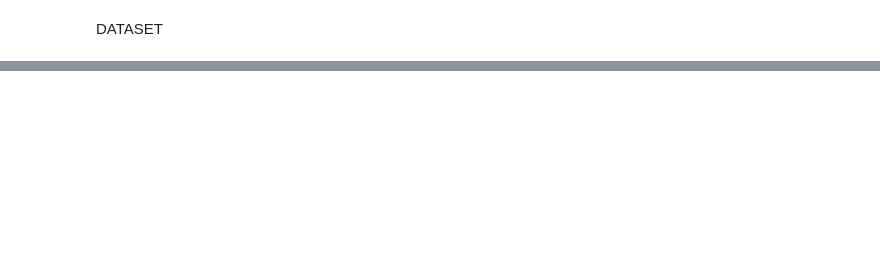
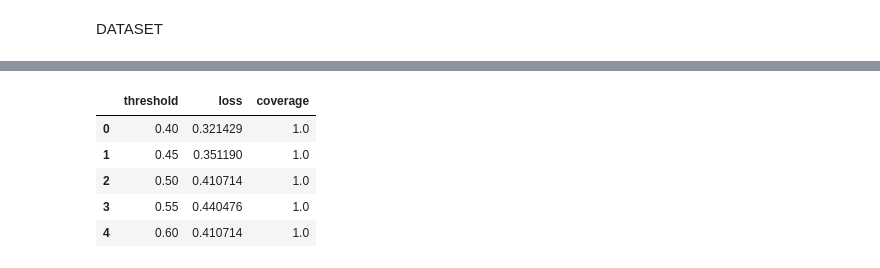
Before and after one commit to rahmahsf/projekta, a Jupyter notebook: perhitungan_indikator_bor,los,gdr (1).ipynb, the cells around one changed output, grey strips where cells are left out. Saved outputs shown, nothing was run; the diff lists cells and outputs as text; code cells hidden in the pictures; blank space fills up the shorter version.

```diff
--- a/perhitungan_indikator_bor,los,gdr (1).ipynb
+++ b/perhitungan_indikator_bor,los,gdr (1).ipynb
@@ -494,0 +558,3 @@ df_kasus.to_sql(
+# %%
+scaler = MinMaxScaler()
+X = scaler.fit_transform(X)
@@ -494,0 +590,38 @@ df_kasus.to_sql(
+# %%
+thresholds = np.arange(0.4, 0.61, 0.05)
+
+results = []
+
+for t in thresholds:
+
+    all_preds = []
+    all_true = []
+
+    for i in range(len(X)):
+
+        # test = 1 data
+        X_test = X[i].reshape(1, -1)
+        y_test = y[i].reshape(1, -1)
+
+        # train = semua selain i
+        X_train = np.delete(X, i, axis=0)
+        y_train = np.delete(y, i, axis=0)
+
+        # prediksi
+        y_pred = cbr_predict(X_train, y_train, X_test, threshold=t)
+
+        all_preds.append(y_pred[0])
+        all_true.append(y_test[0])
+
+    # evaluasi
+    loss = hamming_loss(all_true, all_preds)
+
+    coverage = sum([1 for pred in all_preds if np.sum(pred) > 0]) / len(all_preds)
+
+    results.append({
+        'threshold': t,
+        'loss': loss,
+        'coverage': coverage
+    })
+
+    print(f"T={t} | Loss={loss:.4f} | Coverage={coverage:.2f}")
@@ -494,0 +634,10 @@ df_kasus.to_sql(
+# %%
+df_results = pd.DataFrame(results)
+df_results
+# %% [output]
+|  | threshold | loss | coverage |
+| 0 | 0.40 | 0.321429 | 1.0 |
+| 1 | 0.45 | 0.351190 | 1.0 |
+| 2 | 0.50 | 0.410714 | 1.0 |
+| 3 | 0.55 | 0.440476 | 1.0 |
+| 4 | 0.60 | 0.410714 | 1.0 |
```
Also changed, not shown: parts of 28 cells of this notebook, 10 other files.
